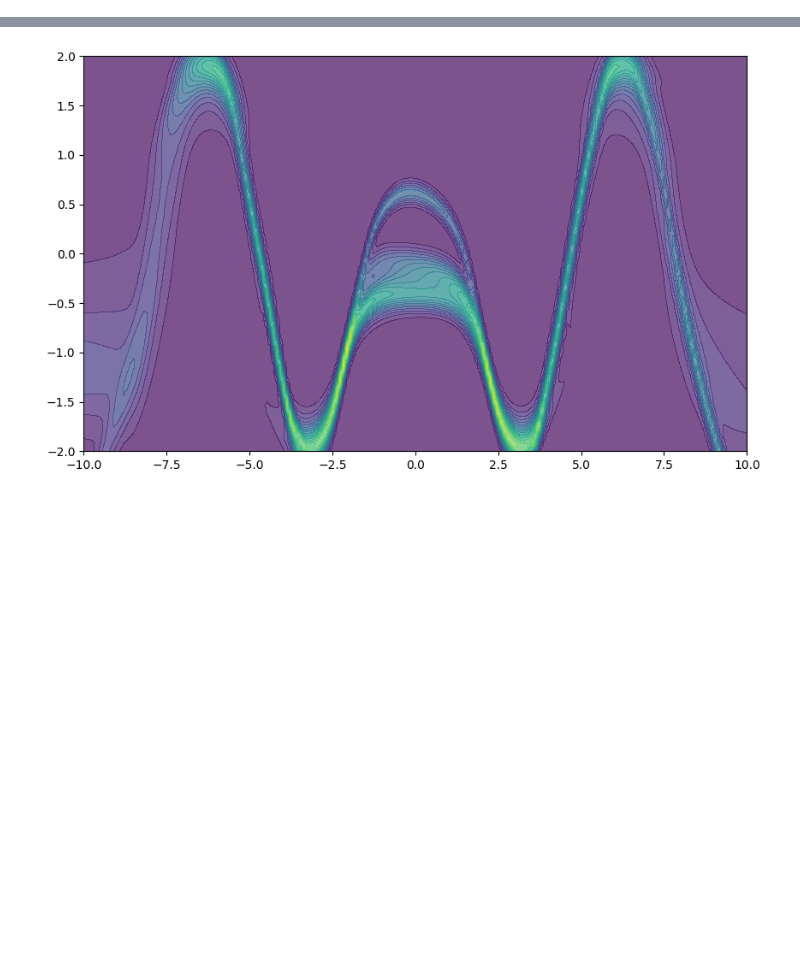
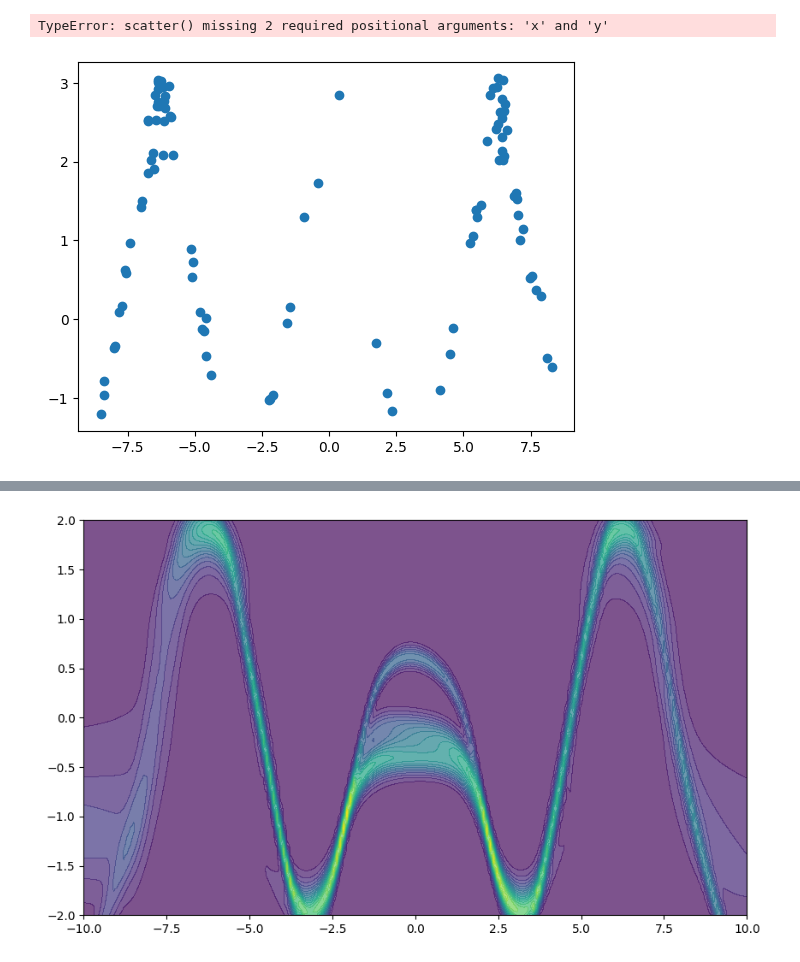
Before and after one commit to ElouanARGOUARCH/experiments, a Jupyter notebook: Untitled.ipynb, the cells around one changed output, grey strips where cells are left out. Saved outputs shown, nothing was run; the diff lists cells and outputs as text; code cells hidden in the pictures; blank space fills up the shorter version.

```diff
--- a/Untitled.ipynb
+++ b/Untitled.ipynb
@@ -6,4 +6,38 @@ from IPython.display import clear_output
 from utils import *
 from conditional_density_estimation import *
 from misc import *
+# %%
+class IndependentMetropolisHastingsMultipleObs(torch.nn.Module):
+    def __init__(self, log_posterior,observations,d,proposal_distribution=None):
+        super().__init__()
+        self.target_log_prob = log_posterior
+        self.observations = observations
+        self.number_obs = observations.shape[0]
+        self.d = d
+
+        if proposal_distribution is None:
+            self.proposal_distribution = torch.distributions.MultivariateNormal(torch.zeros(self.d), torch.eye(self.d))
+        else:
+            self.proposal_distribution = proposal_distribution
+
+    def independent_metropolis_step(self,x, x_prime):
+        log_target_density_ratio = self.target_log_prob(x_prime, self.observations) - self.target_log_prob(x, self.observations)
+        log_proposal_density_ratio = self.proposal_distribution.log_prob(x) - self.proposal_distribution.log_prob(x_prime)
+        acceptance_log_prob = log_target_density_ratio + log_proposal_density_ratio
+        mask = ((torch.rand(x_prime.shape[0]) < torch.exp(acceptance_log_prob)) * 1.).unsqueeze(-1)
+        x = (mask) * x_prime + (1 - (mask)) * x
+        return x,mask
+
+    def sample(self, number_steps, verbose = False):
+        x = self.proposal_distribution.sample([self.number_obs])
+        if verbose:
+            pbar = tqdm(range(number_steps))
+        else:
+            pbar = range(number_steps)
+        for _ in pbar:
+            proposed_x = self.proposal_distribution.sample([self.number_obs])
+            x,mask = self.independent_metropolis_step(x,proposed_x)
+            if verbose:
+                pbar.set_postfix_str('acceptance = ' + str(torch.mean(mask * 1.)))
+        return x
 # %%
@@ -15,0 +51,11 @@ plt.scatter(D_x, D_y)
+# %%
+x_0 = torch.linspace(-2,2,100)
+y_0 = (3*torch.cos(x_0[torch.abs(x_0)<2]) + 0.125 * torch.randn_like(x_0[torch.abs(x_0)<2])).unsqueeze(-1)
+proposal = Uniform(torch.tensor([-10]), torch.tensor([10]))
+sampler = IndependentMetropolisHastingsMultipleObs(discriminative_model.log_prob, y_0,1, proposal)
+samples = sampler.sample(500,verbose = True)
+plt.scatter(samples, y_0)
+plt.scatter()
+# %% [output]
+TypeError: scatter() missing 2 required positional arguments: 'x' and 'y'
+[figure, added]
```
Also changed, not shown: parts of 17 cells of this notebook, 1 other file.
